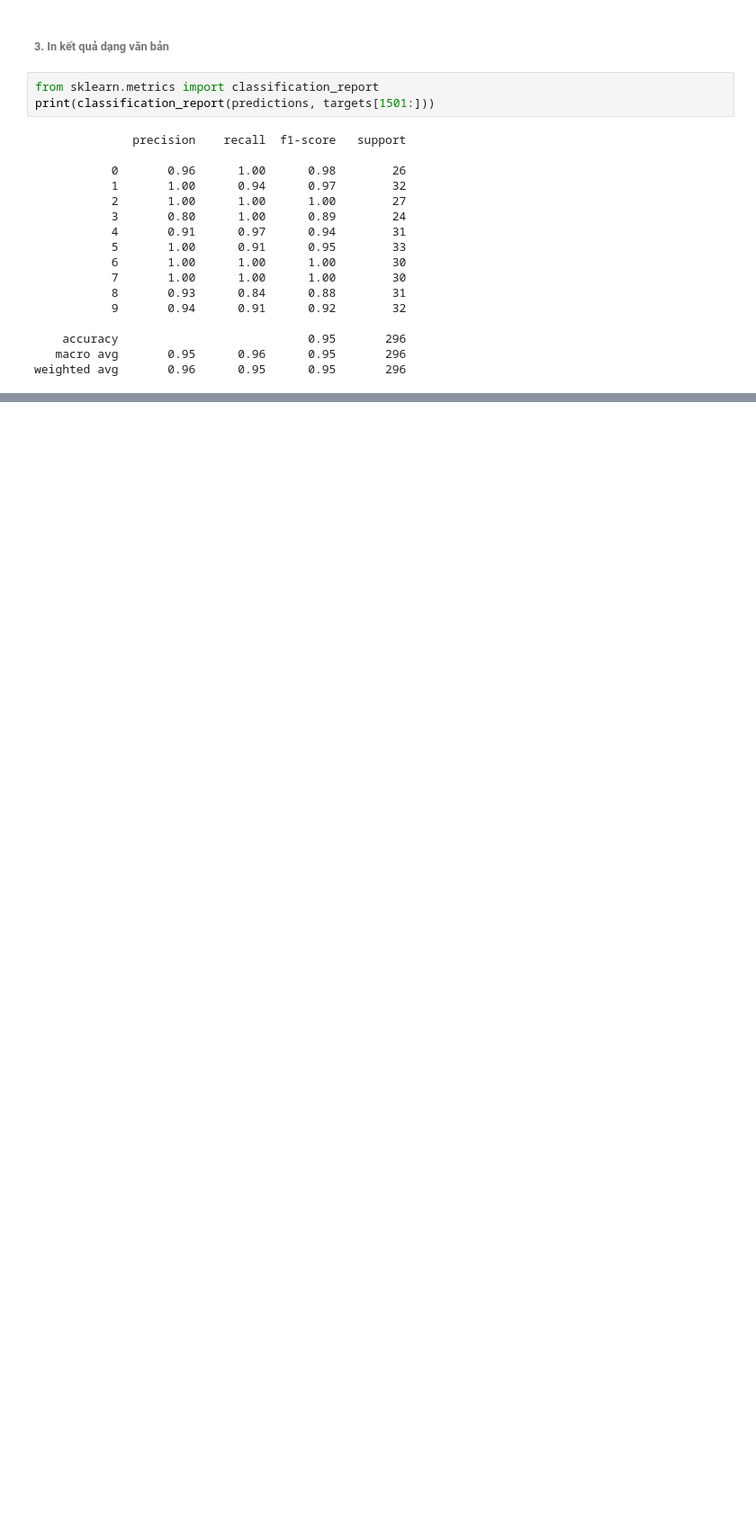
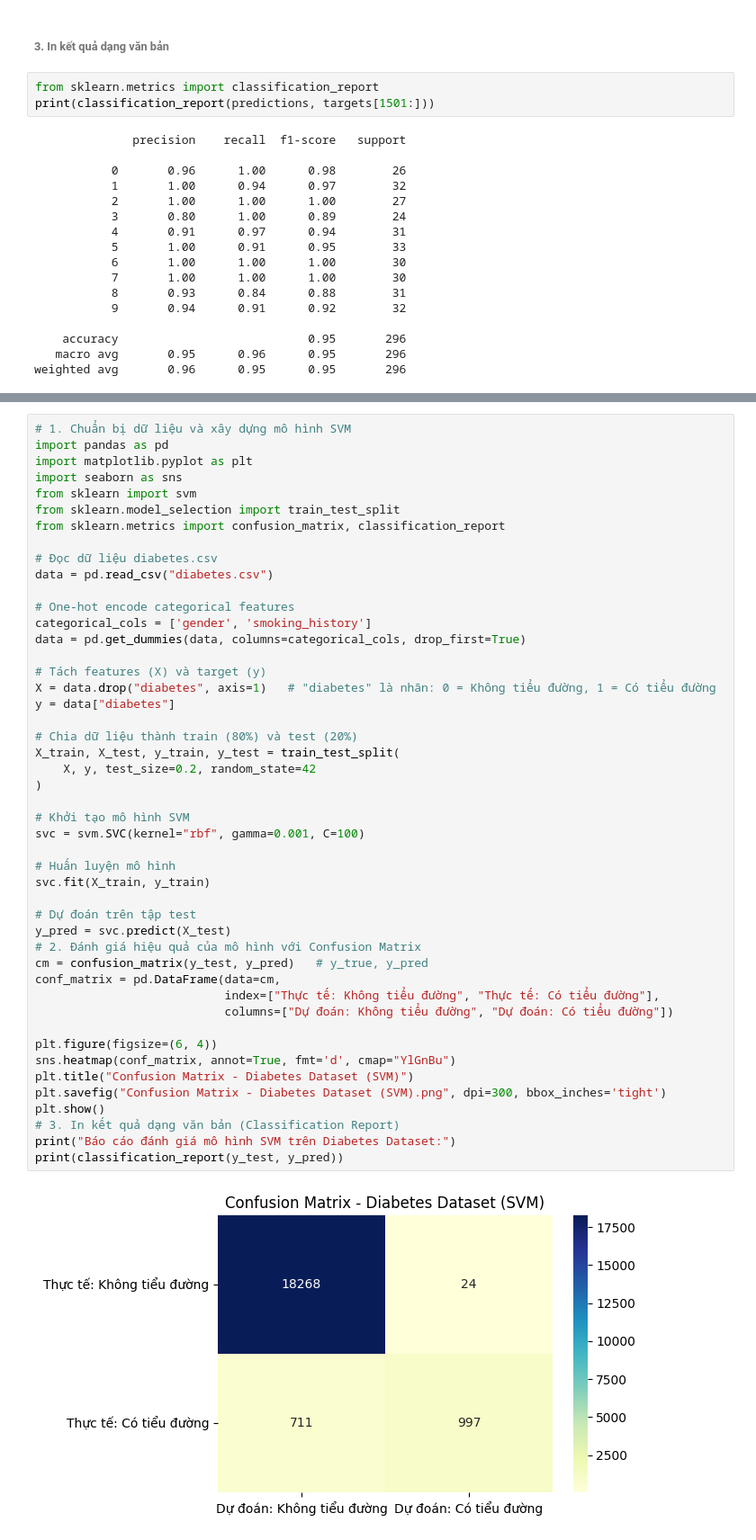
Before and after one commit to qdatether/ueh25_kythuatlaptrinh_stata_python_st3, a Jupyter notebook: Bai_tap_tren_lop/Mid-term/2.1-2.2.2.ipynb, the cells around one changed output, grey strips where cells are left out. Shown at 90% size. Cells and saved outputs as stored; diff of their text form; blank space fills up the shorter version.

```diff
--- a/Bai_tap_tren_lop/Mid-term/2.1-2.2.2.ipynb
+++ b/Bai_tap_tren_lop/Mid-term/2.1-2.2.2.ipynb
@@ -1120,0 +1123,49 @@ weighted avg       0.96      0.95      0.95       296
+# %%
+# 1. Chuẩn bị dữ liệu và xây dựng mô hình SVM
+import pandas as pd
+import matplotlib.pyplot as plt
+import seaborn as sns
+from sklearn import svm
+from sklearn.model_selection import train_test_split
+from sklearn.metrics import confusion_matrix, classification_report
+
+# Đọc dữ liệu diabetes.csv
+data = pd.read_csv("diabetes.csv")
+
+# One-hot encode categorical features
+categorical_cols = ['gender', 'smoking_history']
+data = pd.get_dummies(data, columns=categorical_cols, drop_first=True)
+
+# Tách features (X) và target (y)
+X = data.drop("diabetes", axis=1)   # "diabetes" là nhãn: 0 = Không tiểu đường, 1 = Có tiểu đường
+y = data["diabetes"]
+
+# Chia dữ liệu thành train (80%) và test (20%)
+X_train, X_test, y_train, y_test = train_test_split(
+    X, y, test_size=0.2, random_state=42
+)
+
+# Khởi tạo mô hình SVM
+svc = svm.SVC(kernel="rbf", gamma=0.001, C=100)
+
+# Huấn luyện mô hình
+svc.fit(X_train, y_train)
+
+# Dự đoán trên tập test
+y_pred = svc.predict(X_test)
+# 2. Đánh giá hiệu quả của mô hình với Confusion Matrix
+cm = confusion_matrix(y_test, y_pred)   # y_true, y_pred
+conf_matrix = pd.DataFrame(data=cm,
+                           index=["Thực tế: Không tiểu đường", "Thực tế: Có tiểu đường"],
+                           columns=["Dự đoán: Không tiểu đường", "Dự đoán: Có tiểu đường"])
+
+plt.figure(figsize=(6, 4))
+sns.heatmap(conf_matrix, annot=True, fmt='d', cmap="YlGnBu")
+plt.title("Confusion Matrix - Diabetes Dataset (SVM)")
+plt.savefig("Confusion Matrix - Diabetes Dataset (SVM).png", dpi=300, bbox_inches='tight')
+plt.show()
+# 3. In kết quả dạng văn bản (Classification Report)
+print("Báo cáo đánh giá mô hình SVM trên Diabetes Dataset:")
+print(classification_report(y_test, y_pred))
+# %% [output]
+[figure, added]
```
Also changed, not shown: parts of 17 cells of this notebook, 6 other files.
